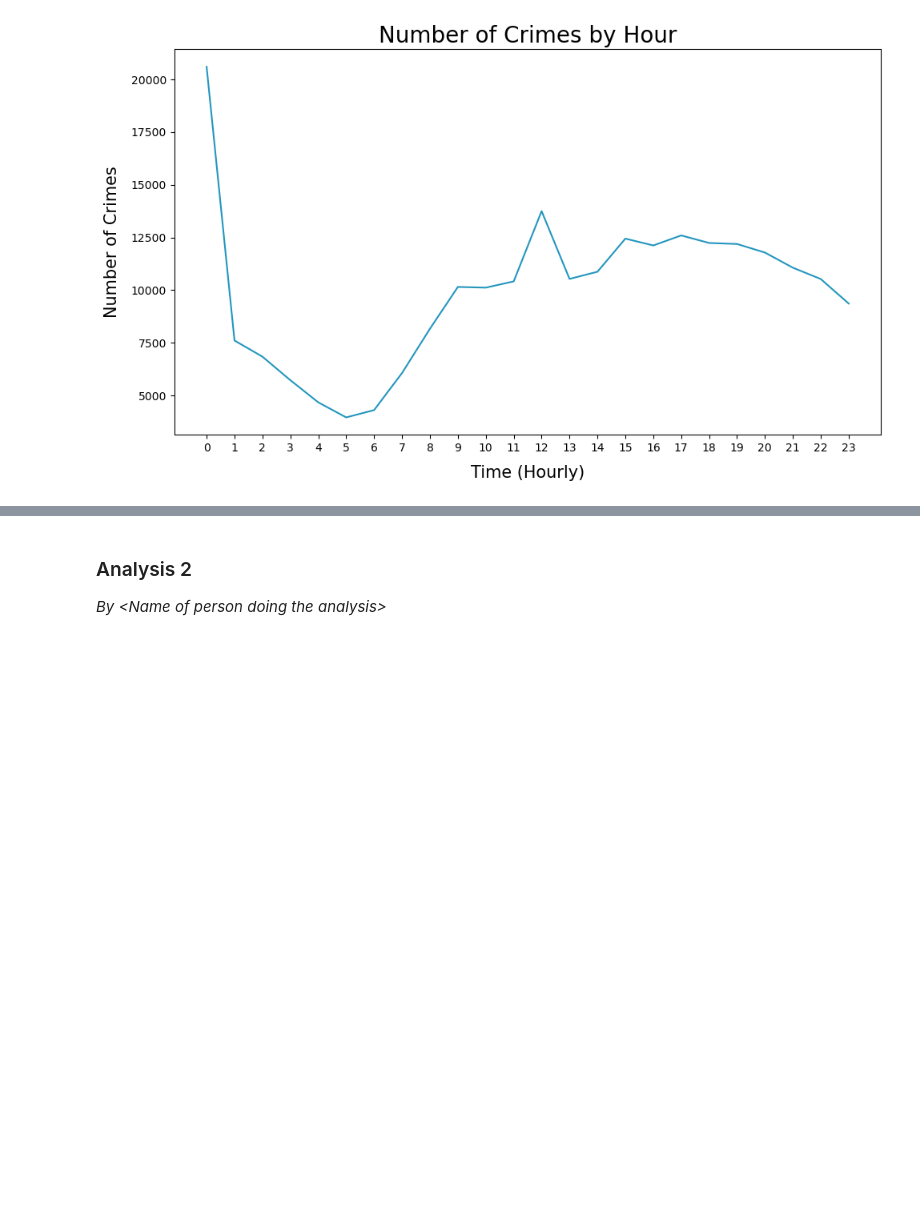
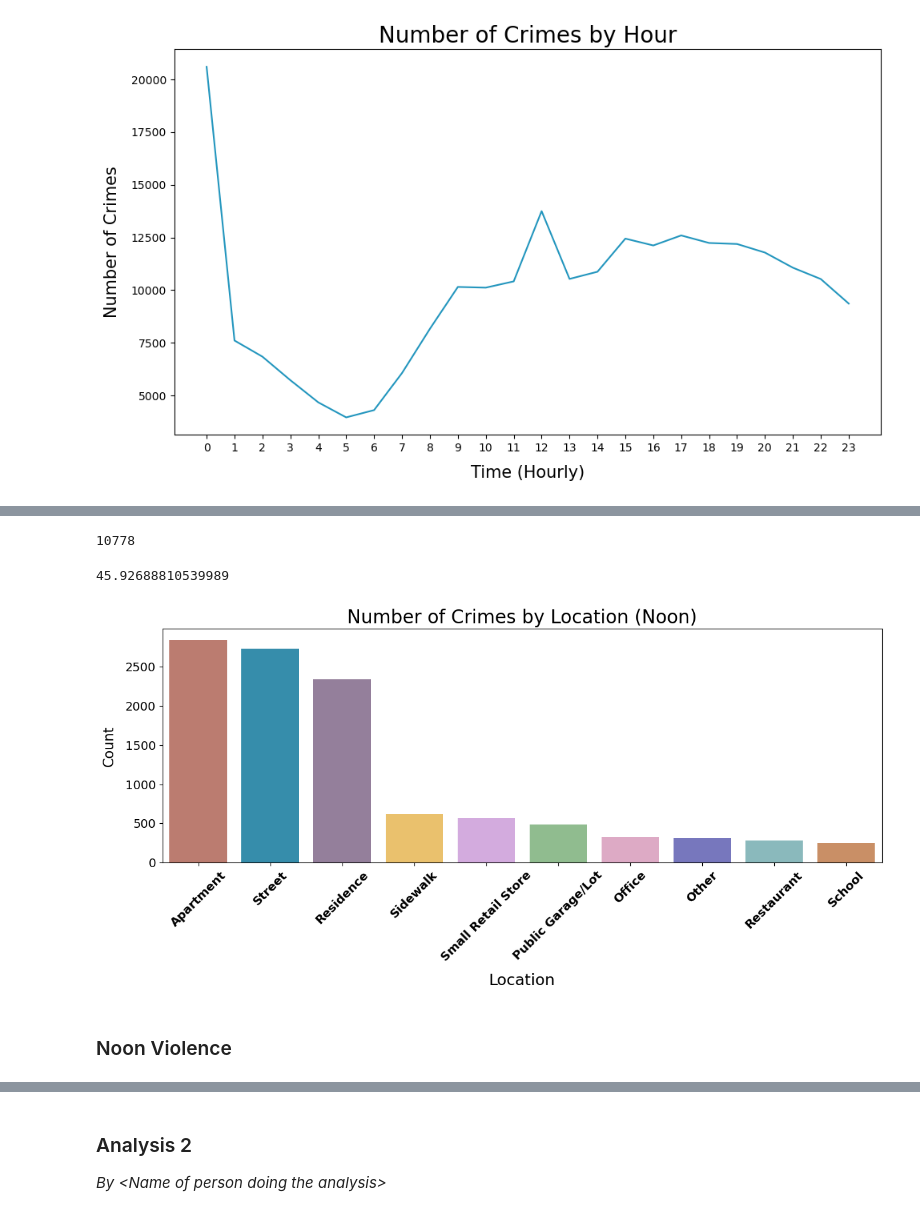
Before and after one commit to ashou2004/Chicago-Crime-Data-Analysis, a Jupyter notebook: Combined_Code.ipynb, the cells around one changed output, grey strips where cells are left out. Drawn from its saved outputs; the diff is of its cells as text; code cells hidden in the pictures; blank space fills up the shorter version.

```diff
--- a/Combined_Code.ipynb
+++ b/Combined_Code.ipynb
@@ -315,0 +456,4 @@ plt.show()
+# %%
+noon_locations = noon['Location Description'].value_counts().head(10)
+locations_noon = noon_locations.to_frame(name = 'Count').reset_index()
+locations_noon
@@ -315,0 +472,27 @@ plt.show()
+# %%
+locations_noon['Count'].sum()
+# %% [output]
+10778
+# %%
+#percent of top 10 crimes in public locations
+(2729+627+576+488+284+246)*100/10778
+# %% [output]
+45.92688810539989
+# %%
+#barplot of crime locations
+plt.figure(figsize=(12, 6))
+ax = sns.barplot(x= locations_noon.index, y = locations_noon.Count, palette = colors)
+plt.xlabel('Location', fontsize = 17, labelpad=10)
+ax.set_xticklabels(labels = ['Apartment', 'Street', 'Residence', 'Sidewalk',
+                            'Small Retail Store', 'Public Garage/Lot', 'Office', 'Other',
+                            'Restaurant', 'School'])
+plt.ylabel('Count', fontsize = 15, labelpad=10)
+plt.title('Number of Crimes by Location (Noon)', fontsize = 20)
+plt.xticks(rotation=45, weight = 'bold', fontsize = 13)
+plt.yticks(fontsize = 13)
+plt.tight_layout()
+plt.show()
+# %% [output]
+[figure, added]
+# %% [markdown]
+### Noon Violence
```
Also changed, not shown: parts of 49 cells of this notebook.
